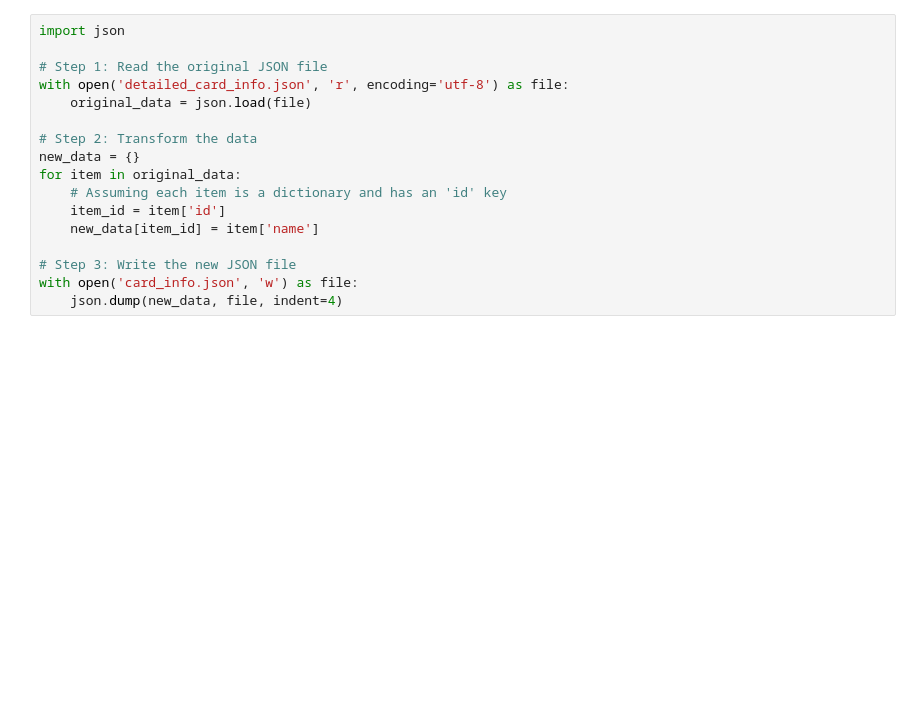
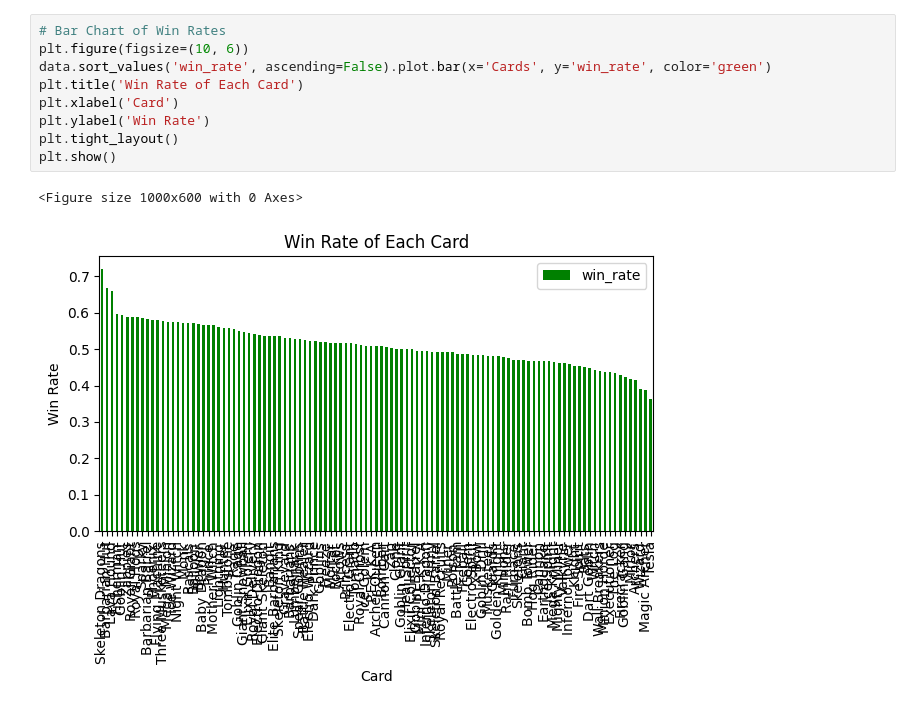
Before and after one commit to weiceica/CR_analytics, a Jupyter notebook: sample_data/data_visualizer.ipynb, the cells around one changed output. Drawn from its saved outputs; the diff is of its cells as text; blank space fills up the shorter version.

Commit message:
Added Single Card data set creation and added more visualizations

```diff
--- a/sample_data/data_visualizer.ipynb
+++ b/sample_data/data_visualizer.ipynb
@@ -19,18 +19,13 @@ plt.show()
 [figure]
-# %%
-import json
-
-# Step 1: Read the original JSON file
-with open('detailed_card_info.json', 'r', encoding='utf-8') as file:
-    original_data = json.load(file)
-
-# Step 2: Transform the data
-new_data = {}
-for item in original_data:
-    # Assuming each item is a dictionary and has an 'id' key
-    item_id = item['id']
-    new_data[item_id] = item['name']
-
-# Step 3: Write the new JSON file
-with open('card_info.json', 'w') as file:
-    json.dump(new_data, file, indent=4)
+# %%
+# Bar Chart of Win Rates
+plt.figure(figsize=(10, 6))
+data.sort_values('win_rate', ascending=False).plot.bar(x='Cards', y='win_rate', color='green')
+plt.title('Win Rate of Each Card')
+plt.xlabel('Card')
+plt.ylabel('Win Rate')
+plt.tight_layout()
+plt.show()
+# %% [output]
+<Figure size 1000x600 with 0 Axes>
+[figure, added]
```
Also changed, not shown: parts of 6 cells of this notebook, 46 other files.
